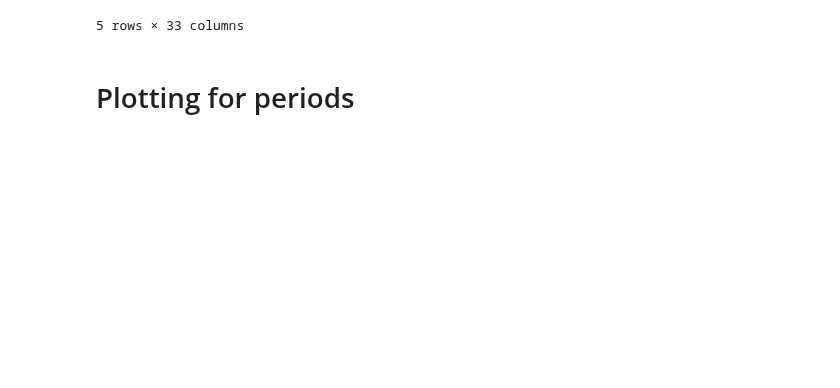
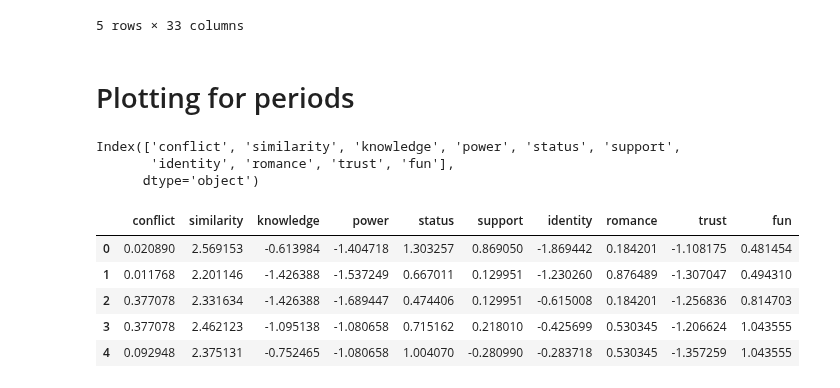
Before and after one commit to DueViktor/WildDataExam, a Jupyter notebook: gustav_blah.ipynb, the cells around one changed output. Drawn from its saved outputs; the diff is of its cells as text; code cells hidden in the pictures; blank space fills up the shorter version.

```diff
--- a/gustav_blah.ipynb
+++ b/gustav_blah.ipynb
@@ -228,6 +228,24 @@ from matplotlib.colors import ListedColormap, BoundaryNorm
 
 # Load the z_score dataset
 dataset = pd.read_csv('data/final_datasets/FINAL_zscores.tsv',sep=';')
+# %%
+dataset.columns[1:11]
+# %% [output]
+Index(['conflict', 'similarity', 'knowledge', 'power', 'status', 'support',
+       'identity', 'romance', 'trust', 'fun'],
+      dtype='object')
+# %%
+# Head of the dataset with dimensions
+dims = ['conflict', 'similarity', 'knowledge', 'power', 'status', 'support',
+       'identity', 'romance', 'trust', 'fun']
+dataset[dims].head()
+# %% [output]
+|  | conflict | similarity | knowledge | power | status | support | identity | romance | trust | fun |
+| 0 | 0.020890 | 2.569153 | -0.613984 | -1.404718 | 1.303257 | 0.869050 | -1.869442 | 0.184201 | -1.108175 | 0.481454 |
+| 1 | 0.011768 | 2.201146 | -1.426388 | -1.537249 | 0.667011 | 0.129951 | -1.230260 | 0.876489 | -1.307047 | 0.494310 |
+| 2 | 0.377078 | 2.331634 | -1.426388 | -1.689447 | 0.474406 | 0.129951 | -0.615008 | 0.184201 | -1.256836 | 0.814703 |
+| 3 | 0.377078 | 2.462123 | -1.095138 | -1.080658 | 0.715162 | 0.218010 | -0.425699 | 0.530345 | -1.206624 | 1.043555 |
+| 4 | 0.092948 | 2.375131 | -0.752465 | -1.080658 | 1.004070 | -0.280990 | -0.283718 | 0.530345 | -1.357259 | 1.043555 |
 # %%
 dataset.head()
 # %% [output]
```
Also changed, not shown: parts of 4 cells of this notebook, 12 other files.
